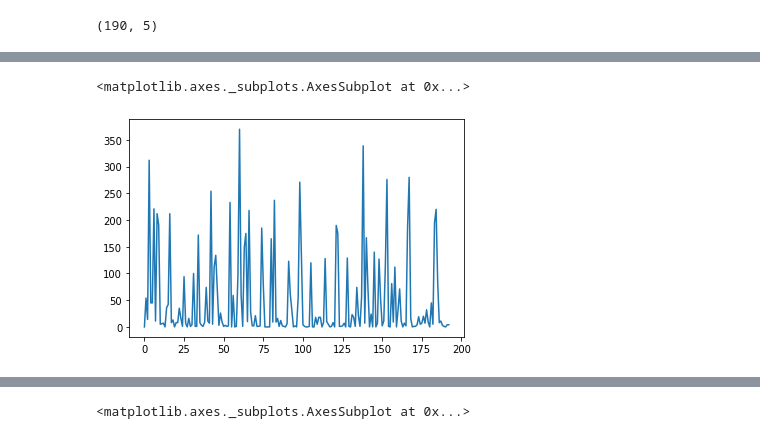
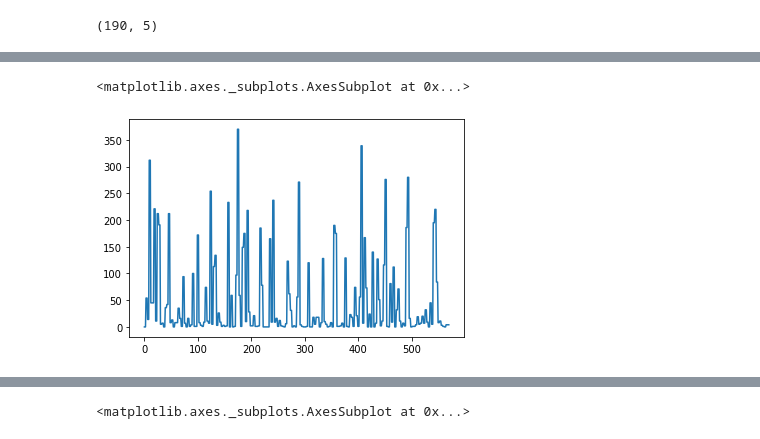
Before and after one commit to naranjitoct/UPCT_IA_2022, a Jupyter notebook: 00_Data_Wrangling.ipynb, the cells around one changed output, grey strips where cells are left out. Cells and saved outputs as stored; diff of their text form; code cells hidden in the pictures.

```diff
--- a/00_Data_Wrangling.ipynb
+++ b/00_Data_Wrangling.ipynb
@@ -273,0 +553,2 @@ import matplotlib.pyplot as plt
+# %%
+life_df2.rename(columns = {'CountryDisplay':'country'}, inplace = True) #Rename of the column tag (could be done before....)
@@ -273,0 +588,4 @@ import matplotlib.pyplot as plt
+# %%
+df_merge=pd.merge(df,life_df2,how='outer',on='country')
+print(df_merge.shape)
+df_merge.head(5)
@@ -273,0 +602,6 @@ import matplotlib.pyplot as plt
+# %%
+life_df_bank=life_df[['CountryDisplay','WorldBankIncomeGroupGroupCode']]
+life_df_bank=life_df_bank.drop_duplicates()
+life_df_bank=life_df_bank.dropna()
+life_df_bank.rename(columns = {'CountryDisplay':'country'}, inplace = True) #Rename of the column tag (could be done before....)
+life_df_bank
@@ -273,0 +622,4 @@ import matplotlib.pyplot as plt
+# %%
+df_merge=pd.merge(df_merge,life_df_bank,how='outer',on='country')
+df_merge.rename(columns = {'WorldBankIncomeGroupGroupCode_y':'BankIncomeGroup'}, inplace = True) #Rename of the column tag (could be done before....)
+df_merge
@@ -274,5 +788,5 @@ import matplotlib.pyplot as plt
 # %%
-df['wine_servings'].plot()
+df_merge['wine_servings'].plot()
 # %% [output]
 <matplotlib.axes._subplots.AxesSubplot at 0x...>
-[figure, old version]
+[figure, new version]
```
Also changed, not shown: parts of 117 cells of this notebook.
